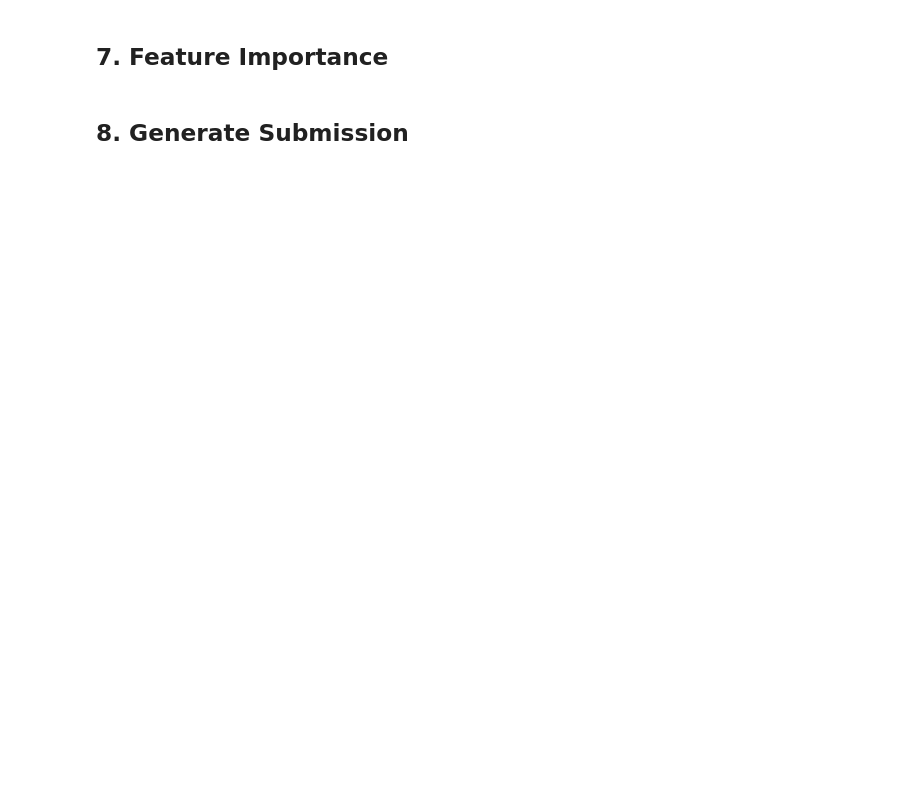
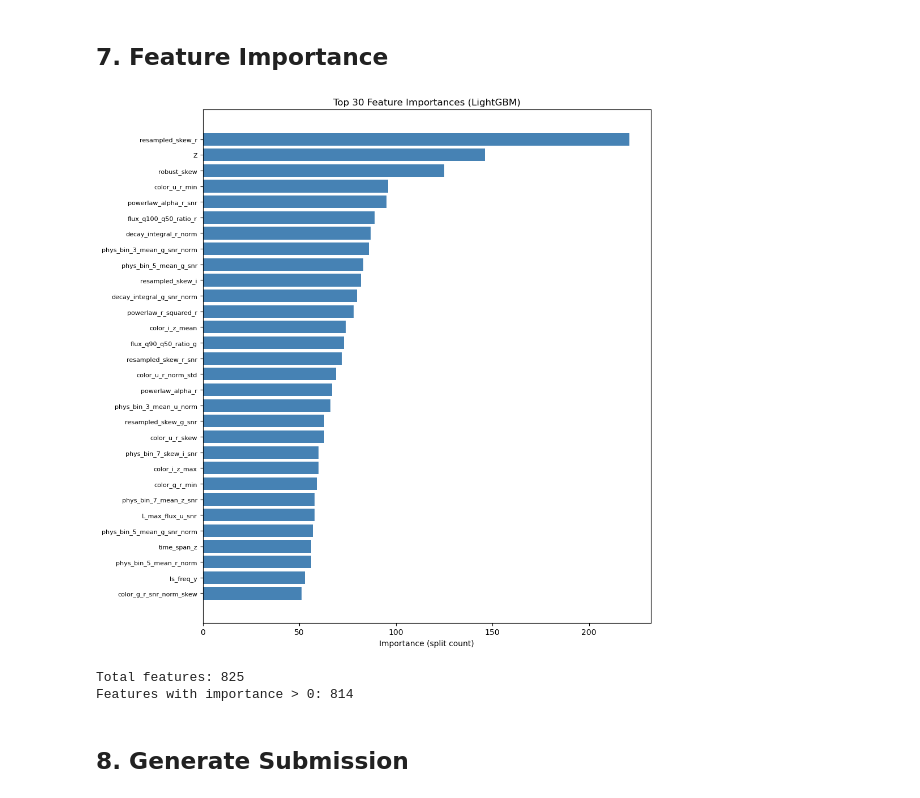
Before and after one commit to kokobabe99/mallorn-astronomical-classification-challenge, a Jupyter notebook: mallorn_classification.ipynb, the cells around one changed output. Saved outputs shown, nothing was run; the diff lists cells and outputs as text; code cells hidden in the pictures; blank space fills up the shorter version.

```diff
--- a/mallorn_classification.ipynb
+++ b/mallorn_classification.ipynb
@@ -427,0 +669,25 @@ All models use `scale_pos_weight` or `class_weight="balanced"` to handle the sev
+# %%
+print("Building train features...")
+train_feat = build_feature_pipeline(train_lc, train_log, n_jobs=-1)
+train_feat = train_log.merge(train_feat, on='object_id', how='left')
+
+print(f"\nBuilding test features...")
+test_feat = build_feature_pipeline(test_lc, test_log, n_jobs=-1)
+test_feat = test_log.merge(test_feat, on='object_id', how='left')
+
+# Add metadata interaction features
+for df in [train_feat, test_feat]:
+    df['Z'] = pd.to_numeric(df['Z'], errors='coerce')
+    df['EBV'] = pd.to_numeric(df['EBV'], errors='coerce')
+    df['Z_times_EBV'] = df['Z'] * df['EBV']
+    df['has_z_err'] = (~df.get('Z_err', pd.Series(dtype=float)).isna()).astype(int) if 'Z_err' in df.columns else 0
+
+train_feat.fillna(0, inplace=True)
+test_feat.fillna(0, inplace=True)
+train_feat.replace([np.inf, -np.inf], 0, inplace=True)
+test_feat.replace([np.inf, -np.inf], 0, inplace=True)
+
+print(f"\nTrain shape: {train_feat.shape}")
+print(f"Test shape:  {test_feat.shape}")
+
+gc.collect()
@@ -592,24 +1500,36 @@ plt.show()
 ## 7. Feature Importance
 # %%
 # Train final LightGBM on all data for feature importance
-lgb_full = lgb.LGBMClassifier(**{**lgb_params, "n_estimators": 1000})
+lgb_params_final = {
+    'objective': 'binary', 'metric': 'binary_logloss',
+    'learning_rate': 0.05, 'num_leaves': 31, 'max_depth': 7,
+    'scale_pos_weight': scale_pos, 'verbose': -1, 'n_jobs': -1, 'random_state': 42
+}
+lgb_full = lgb.LGBMClassifier(**{**lgb_params_final, "n_estimators": 1000})
 lgb_full.fit(X, y)
 
 importance = pd.DataFrame({
     "feature": feature_cols,
     "importance": lgb_full.feature_importances_
 }).sort_values("importance", ascending=False)
 
-# Plot top 25 features
-top_n = 25
+# Plot top 30 features
+top_n = min(30, len(importance))
 top_feats = importance.head(top_n)
 
-plt.figure(figsize=(10, 8))
+plt.figure(figsize=(10, 10))
 plt.barh(range(top_n), top_feats["importance"].values[::-1], color="steelblue")
-plt.yticks(range(top_n), top_feats["feature"].values[::-1])
+plt.yticks(range(top_n), top_feats["feature"].values[::-1], fontsize=8)
 plt.xlabel("Importance (split count)")
 plt.title(f"Top {top_n} Feature Importances (LightGBM)")
 plt.tight_layout()
 plt.show()
+
+print(f"\nTotal features: {len(feature_cols)}")
+print(f"Features with importance > 0: {(importance['importance'] > 0).sum()}")
+# %% [output]
+[figure, added]
+Total features: 825
+Features with importance > 0: 814
 # %% [markdown]
 ## 8. Generate Submission
```
Also changed, not shown: parts of 33 cells of this notebook, 3 other files.
